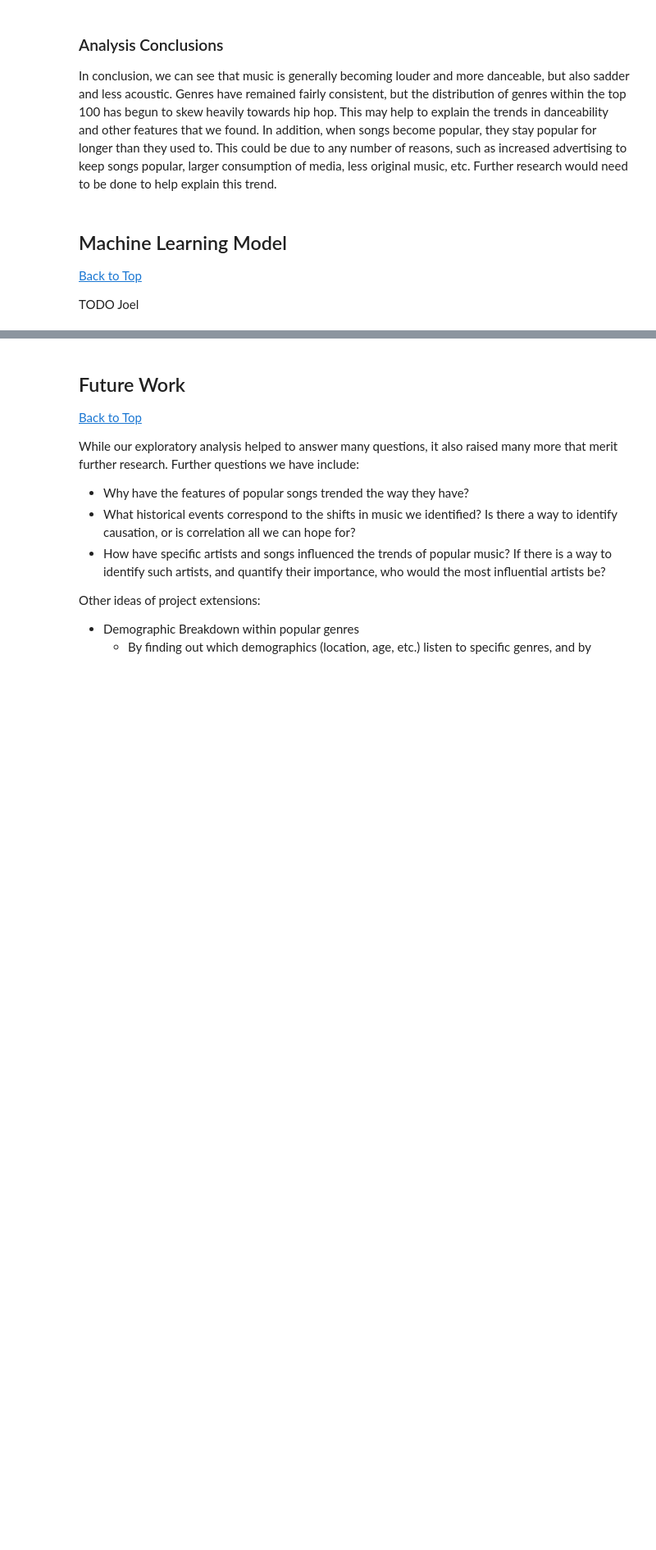
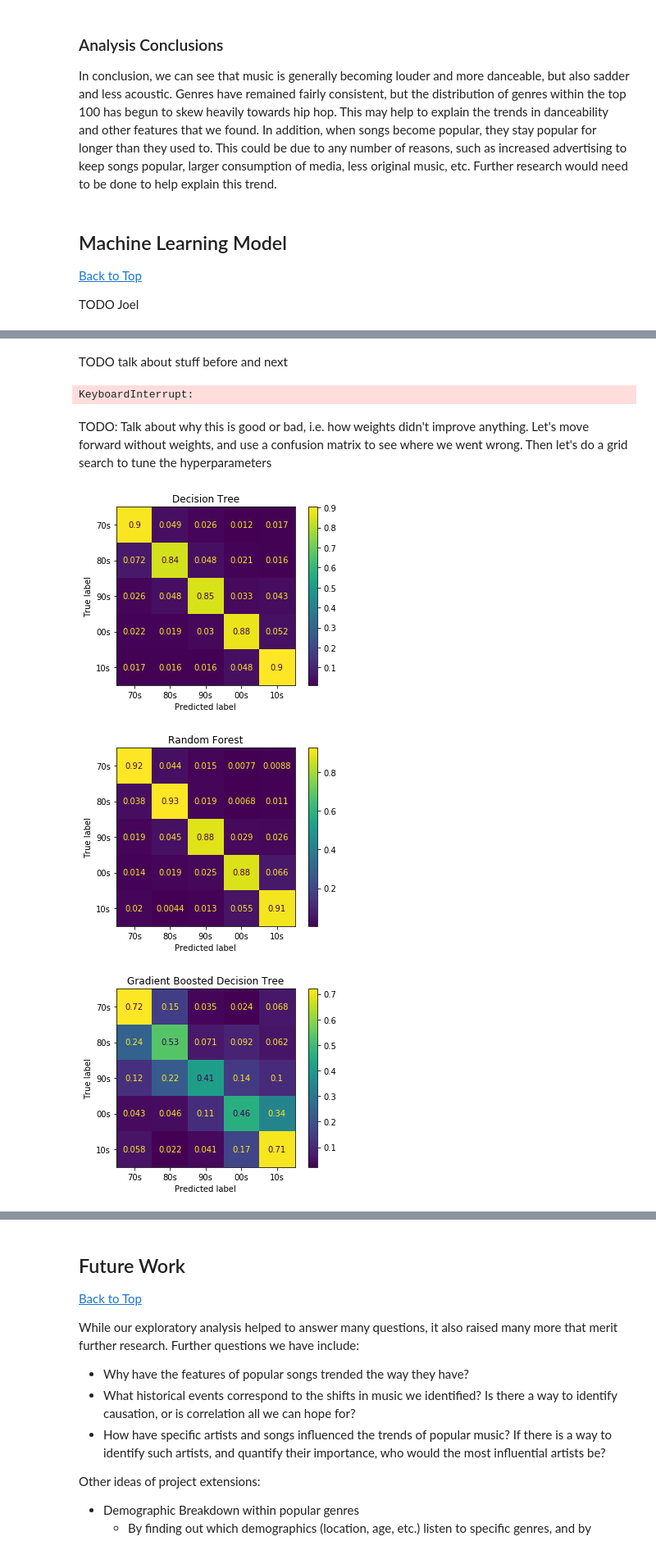
Before and after one commit to Guptacos/spotify_analysis, a Jupyter notebook: reports/final_report.ipynb, the cells around one changed output, grey strips where cells are left out. Shown at 82% size. Drawn from its saved outputs; the diff is of its cells as text; code cells hidden in the pictures; blank space fills up the shorter version.

Commit message:
moved ml stuff into it's own folder and added ml code to report

```diff
--- a/reports/final_report.ipynb
+++ b/reports/final_report.ipynb
@@ -831,0 +916,2 @@ TODO Joel
+# %% [markdown]
+TODO talk about stuff before and next
@@ -831,0 +937,44 @@ TODO Joel
+# %%
+def get_train_test_data(df):
+    features = df[feature_cols]
+    labels = df['date'].apply(getYearRange).values
+
+    # Split data into train and test
+    train_features, test_features, train_labels, test_labels = train_test_split(features, labels, test_size=.2)
+    weights = train_features['position'].values
+    train_features = train_features.drop('position', axis=1).values
+    test_features = test_features.drop('position', axis=1).values
+
+    return train_features, test_features, train_labels, test_labels
+
+def run_weighted_compare(df):
+
+    compare_models(train_features, test_features, train_labels, test_labels, weights)
+
+run_weighted_compare(prepare_weighted_data('hot-100.df'))
+# %% [output]
+KeyboardInterrupt:
+# %% [markdown]
+TODO: Talk about why this is good or bad, i.e. how weights didn't improve anything. Let's move forward without weights, and use a confusion matrix to see where we went wrong. Then let's do a grid search to tune the hyperparameters
+# %%
+def showConfusionMatrix(model, title):
+    decades = ['70s', '80s', '90s', '00s', '10s']
+    train_features, test_features, train_labels, test_labels = get_train_test_data(df)
+    disp = metrics.plot_confusion_matrix(model, test_features, test_labels, display_labels=decades, normalize='true')
+    disp.ax_.set_title(title)
+
+def run_confusion():
+    df = prepare_data('hot-100.df')
+    train_features, test_features, train_labels, test_labels = get_train_test_data(df)
+    DT, RF, XGB = compare_models(train_features, test_features, train_labels, test_labels, weights=None, verbose=False)
+
+    showConfusionMatrix(DT, 'Decision Tree')
+    showConfusionMatrix(RF, 'Random Forest')
+    showConfusionMatrix(XGB, 'Gradient Boosted Decision Tree')
+    plt.show()
+
+run_confusion()
+# %% [output]
+[figure, added]
+[figure, added]
+[figure, added]
```
Also changed, not shown: parts of 18 cells of this notebook, 6 other files.
